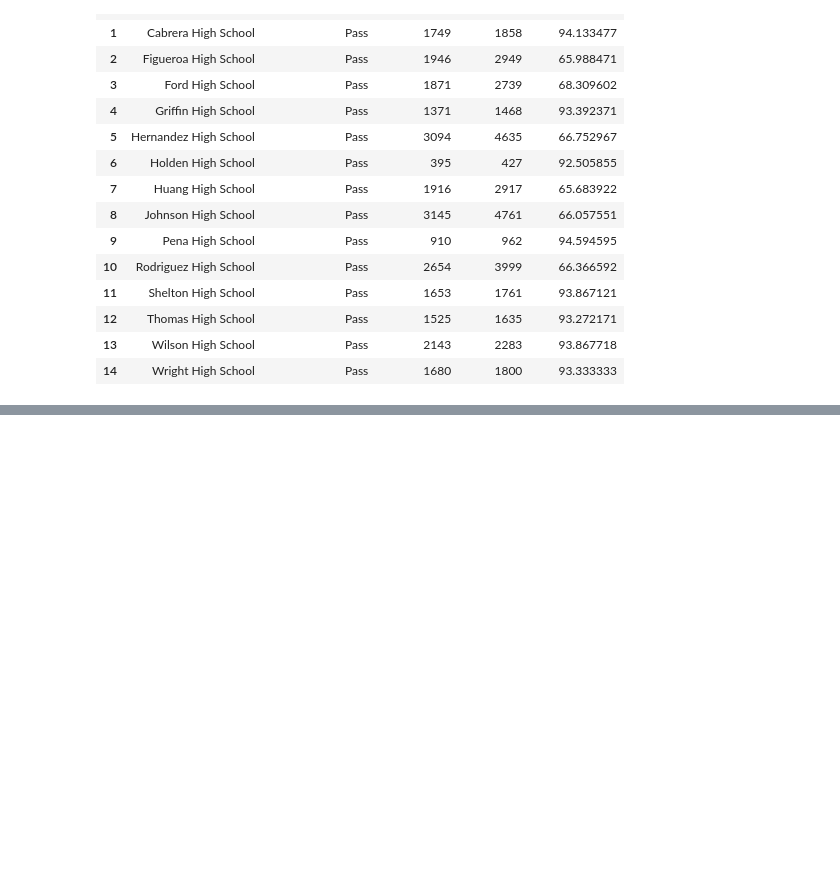
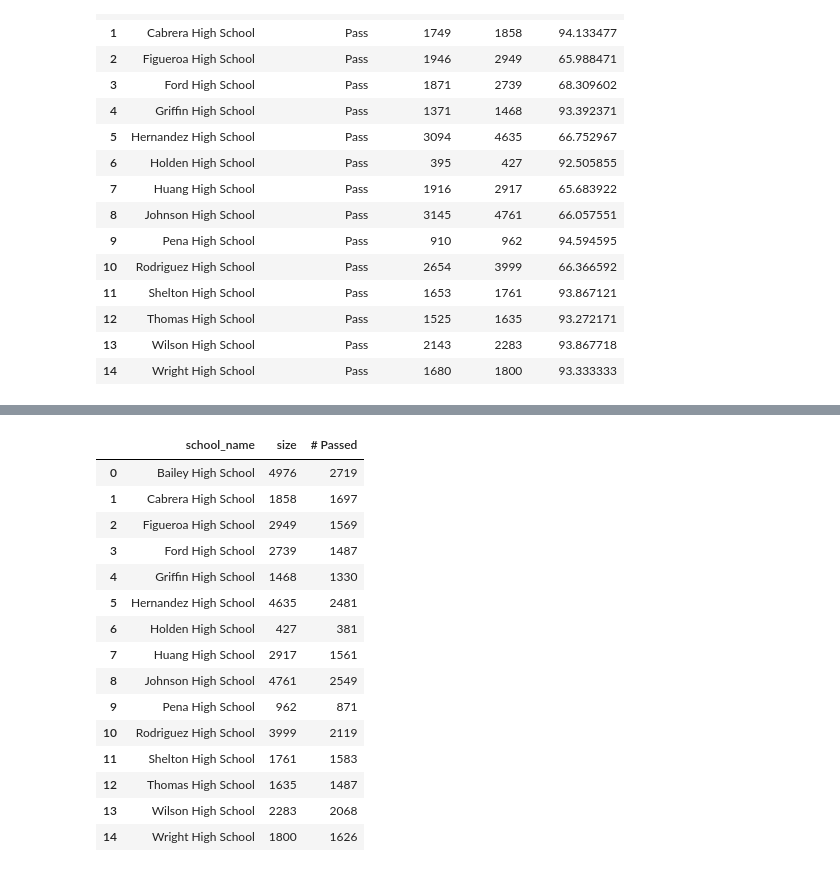
Before and after one commit to tamaranxu/pandas-challenge, a Jupyter notebook: PyCitySchools/PyCitySchools.ipynb, the cells around one changed output, grey strips where cells are left out. Cells and saved outputs as stored; diff of their text form; code cells hidden in the pictures; blank space fills up the shorter version.

```diff
--- a/PyCitySchools/PyCitySchools.ipynb
+++ b/PyCitySchools/PyCitySchools.ipynb
@@ -70,3 +70,8 @@ school_data_complete.head()
 | 2 | 2 | Kevin Rodriguez | M | 12th | Huang High School | 90 | 60 | 0 | ... |
 | 3 | 3 | Dr. Richard Scott | M | 12th | Huang High School | 67 | 58 | 0 | ... |
 | 4 | 4 | Bonnie Ray | F | 9th | Huang High School | 97 | 84 | 0 | ... |
+# %%
+# Create new df for just overall passing students
+overall_pass_df = school_data_complete.loc[(school_data_complete["Math Grade Group"] == "Pass") &
+                                          (school_data_complete["Reading Grade Group"] == "Pass")]
+overall_pass_df.head()
@@ -348,0 +373,4 @@ sch_pass_rdg
+# %%
+# Turn into dataframe
+pass_all_df = pd.DataFrame(grouped_school_pass_df["size"].value_counts())
+pass_all_df.head()
@@ -348,0 +385,5 @@ sch_pass_rdg
+# %%
+# Rename the "Reading Grade Group" column to "Reading Counts"
+pass_all_df = pass_all_df.rename(
+    columns={"size": "# Passed"})
+pass_all_df.head()
@@ -348,0 +398,21 @@ sch_pass_rdg
+# %%
+# Reset the index of "pass_all_df" so that includes all columns
+pass_all_df = pass_all_df.reset_index()
+pass_all_df
+# %% [output]
+|  | school_name | size | # Passed |
+| 0 | Bailey High School | 4976 | 2719 |
+| 1 | Cabrera High School | 1858 | 1697 |
+| 2 | Figueroa High School | 2949 | 1569 |
+| 3 | Ford High School | 2739 | 1487 |
+| 4 | Griffin High School | 1468 | 1330 |
+| 5 | Hernandez High School | 4635 | 2481 |
+| 6 | Holden High School | 427 | 381 |
+| 7 | Huang High School | 2917 | 1561 |
+| 8 | Johnson High School | 4761 | 2549 |
+| 9 | Pena High School | 962 | 871 |
+| 10 | Rodriguez High School | 3999 | 2119 |
+| 11 | Shelton High School | 1761 | 1583 |
+| 12 | Thomas High School | 1635 | 1487 |
+| 13 | Wilson High School | 2283 | 2068 |
+| 14 | Wright High School | 1800 | 1626 |
```
Also changed, not shown: parts of 6 cells of this notebook.
